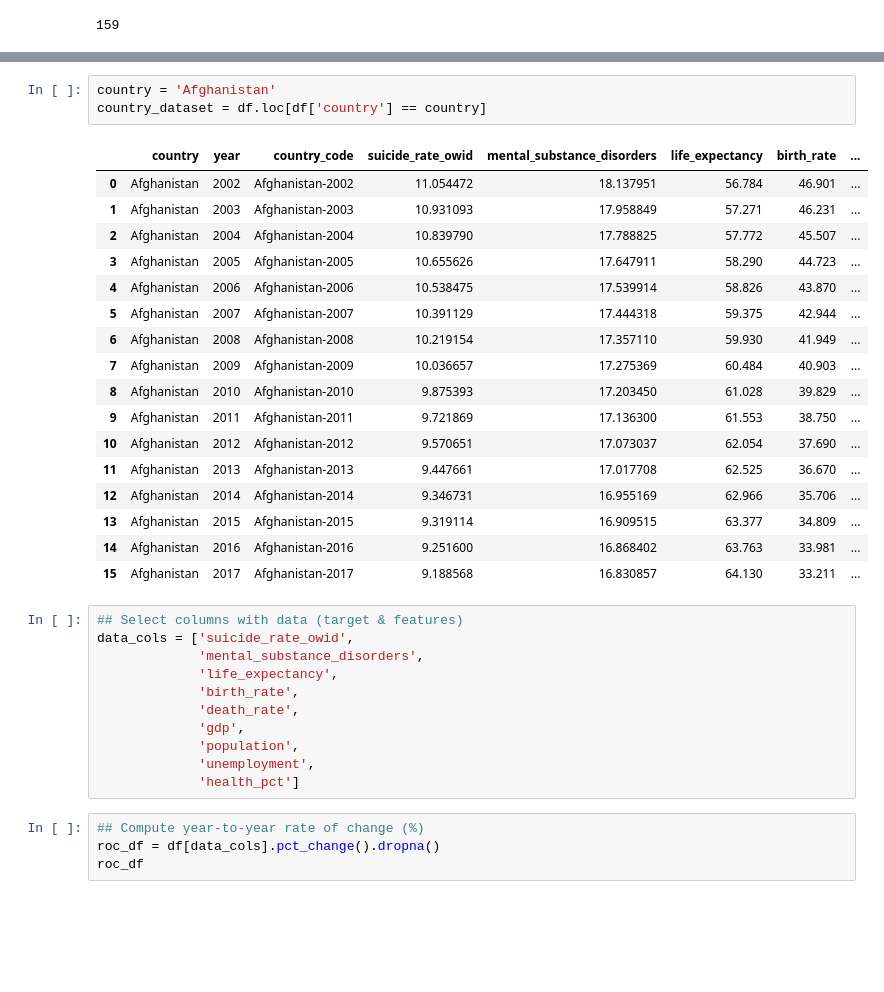
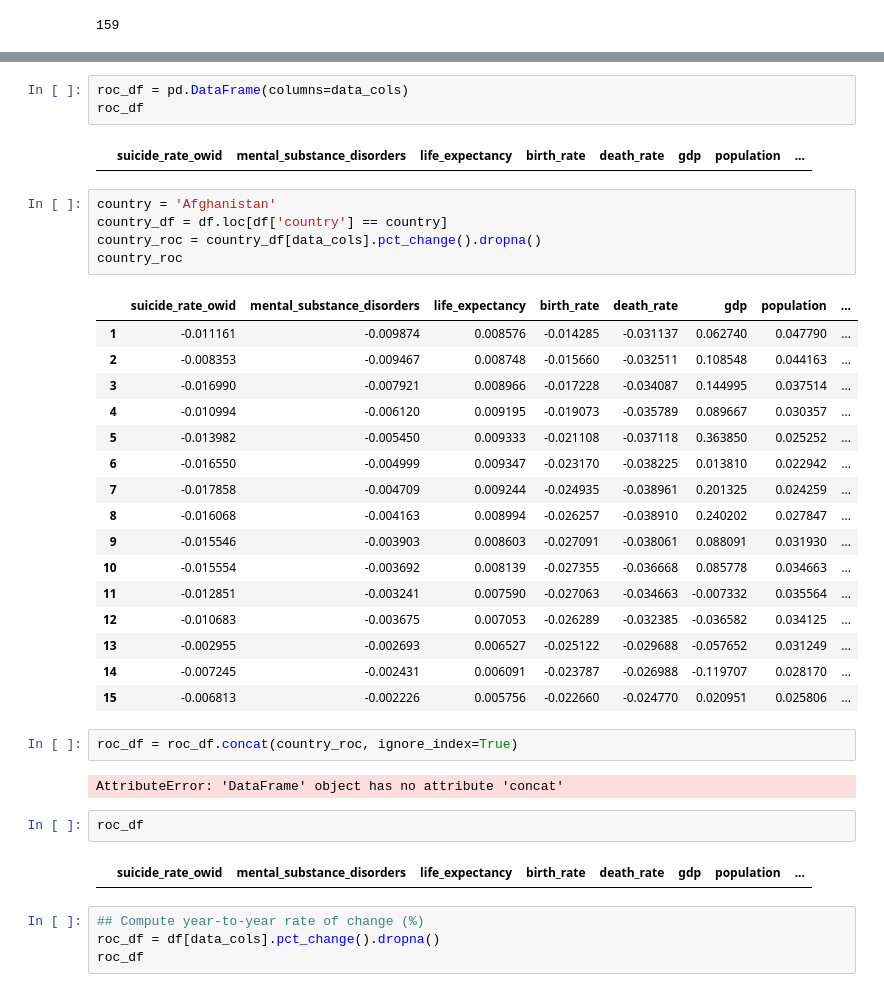
Before and after one commit to anajuarezar/Suicide-Analysis, a Jupyter notebook: data/Rate_of_Change.ipynb, the cells around one changed output, grey strips where cells are left out. Cells and saved outputs as stored; diff of their text form; blank space fills up the shorter version.

```diff
--- a/data/Rate_of_Change.ipynb
+++ b/data/Rate_of_Change.ipynb
@@ -92,35 +143,38 @@ for country in country_list:
+# %%
+roc_df = pd.DataFrame(columns=data_cols)
+roc_df
+# %% [output]
+|  | suicide_rate_owid | mental_substance_disorders | life_expectancy | birth_rate | death_rate | gdp | population | ... |
 # %%
 country = 'Afghanistan'
-country_dataset = df.loc[df['country'] == country]
+country_df = df.loc[df['country'] == country]
+country_roc = country_df[data_cols].pct_change().dropna()
+country_roc
 # %% [output]
-|  | country | year | country_code | suicide_rate_owid | mental_substance_disorders | life_expectancy | birth_rate | ... |
-| 0 | Afghanistan | 2002 | Afghanistan-2002 | 11.054472 | 18.137951 | 56.784 | 46.901 | ... |
-| 1 | Afghanistan | 2003 | Afghanistan-2003 | 10.931093 | 17.958849 | 57.271 | 46.231 | ... |
-| 2 | Afghanistan | 2004 | Afghanistan-2004 | 10.839790 | 17.788825 | 57.772 | 45.507 | ... |
-| 3 | Afghanistan | 2005 | Afghanistan-2005 | 10.655626 | 17.647911 | 58.290 | 44.723 | ... |
-| 4 | Afghanistan | 2006 | Afghanistan-2006 | 10.538475 | 17.539914 | 58.826 | 43.870 | ... |
-| 5 | Afghanistan | 2007 | Afghanistan-2007 | 10.391129 | 17.444318 | 59.375 | 42.944 | ... |
-| 6 | Afghanistan | 2008 | Afghanistan-2008 | 10.219154 | 17.357110 | 59.930 | 41.949 | ... |
-| 7 | Afghanistan | 2009 | Afghanistan-2009 | 10.036657 | 17.275369 | 60.484 | 40.903 | ... |
-| 8 | Afghanistan | 2010 | Afghanistan-2010 | 9.875393 | 17.203450 | 61.028 | 39.829 | ... |
-| 9 | Afghanistan | 2011 | Afghanistan-2011 | 9.721869 | 17.136300 | 61.553 | 38.750 | ... |
-| 10 | Afghanistan | 2012 | Afghanistan-2012 | 9.570651 | 17.073037 | 62.054 | 37.690 | ... |
-| 11 | Afghanistan | 2013 | Afghanistan-2013 | 9.447661 | 17.017708 | 62.525 | 36.670 | ... |
-| 12 | Afghanistan | 2014 | Afghanistan-2014 | 9.346731 | 16.955169 | 62.966 | 35.706 | ... |
-| 13 | Afghanistan | 2015 | Afghanistan-2015 | 9.319114 | 16.909515 | 63.377 | 34.809 | ... |
-| 14 | Afghanistan | 2016 | Afghanistan-2016 | 9.251600 | 16.868402 | 63.763 | 33.981 | ... |
-| 15 | Afghanistan | 2017 | Afghanistan-2017 | 9.188568 | 16.830857 | 64.130 | 33.211 | ... |
+|  | suicide_rate_owid | mental_substance_disorders | life_expectancy | birth_rate | death_rate | gdp | population | ... |
+| 1 | -0.011161 | -0.009874 | 0.008576 | -0.014285 | -0.031137 | 0.062740 | 0.047790 | ... |
+| 2 | -0.008353 | -0.009467 | 0.008748 | -0.015660 | -0.032511 | 0.108548 | 0.044163 | ... |
+| 3 | -0.016990 | -0.007921 | 0.008966 | -0.017228 | -0.034087 | 0.144995 | 0.037514 | ... |
+| 4 | -0.010994 | -0.006120 | 0.009195 | -0.019073 | -0.035789 | 0.089667 | 0.030357 | ... |
+| 5 | -0.013982 | -0.005450 | 0.009333 | -0.021108 | -0.037118 | 0.363850 | 0.025252 | ... |
+| 6 | -0.016550 | -0.004999 | 0.009347 | -0.023170 | -0.038225 | 0.013810 | 0.022942 | ... |
+| 7 | -0.017858 | -0.004709 | 0.009244 | -0.024935 | -0.038961 | 0.201325 | 0.024259 | ... |
+| 8 | -0.016068 | -0.004163 | 0.008994 | -0.026257 | -0.038910 | 0.240202 | 0.027847 | ... |
+| 9 | -0.015546 | -0.003903 | 0.008603 | -0.027091 | -0.038061 | 0.088091 | 0.031930 | ... |
+| 10 | -0.015554 | -0.003692 | 0.008139 | -0.027355 | -0.036668 | 0.085778 | 0.034663 | ... |
+| 11 | -0.012851 | -0.003241 | 0.007590 | -0.027063 | -0.034663 | -0.007332 | 0.035564 | ... |
+| 12 | -0.010683 | -0.003675 | 0.007053 | -0.026289 | -0.032385 | -0.036582 | 0.034125 | ... |
+| 13 | -0.002955 | -0.002693 | 0.006527 | -0.025122 | -0.029688 | -0.057652 | 0.031249 | ... |
+| 14 | -0.007245 | -0.002431 | 0.006091 | -0.023787 | -0.026988 | -0.119707 | 0.028170 | ... |
+| 15 | -0.006813 | -0.002226 | 0.005756 | -0.022660 | -0.024770 | 0.020951 | 0.025806 | ... |
-# %%
-## Select columns with data (target & features)
-data_cols = ['suicide_rate_owid',
-             'mental_substance_disorders',
-             'life_expectancy',
-             'birth_rate',
-             'death_rate',
-             'gdp',
-             'population',
-             'unemployment',
-             'health_pct']
+# %%
+roc_df = roc_df.concat(country_roc, ignore_index=True)
+# %% [output]
+AttributeError: 'DataFrame' object has no attribute 'concat'
+# %%
+roc_df
+# %% [output]
+|  | suicide_rate_owid | mental_substance_disorders | life_expectancy | birth_rate | death_rate | gdp | population | ... |
 # %%
 ## Compute year-to-year rate of change (%)
 roc_df = df[data_cols].pct_change().dropna()
```
Also changed, not shown: parts of 5 cells of this notebook, 3 other files.
